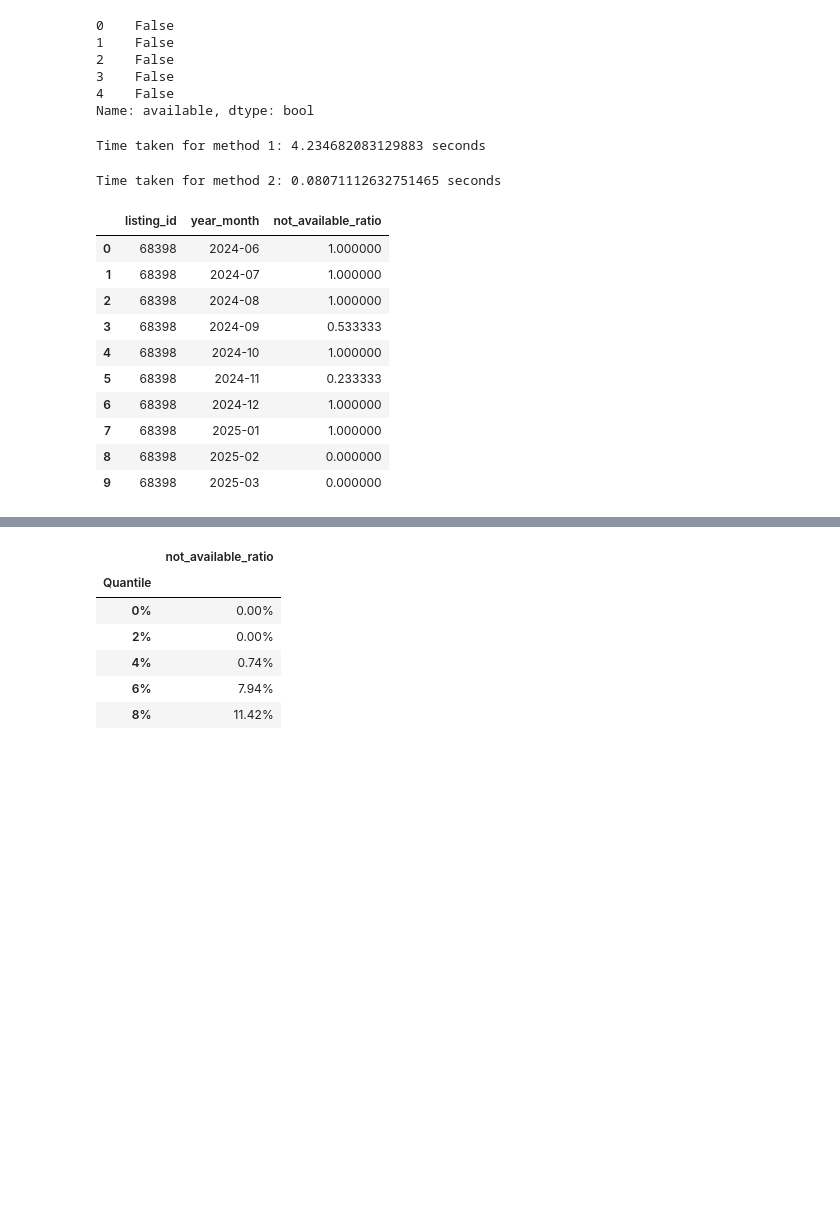
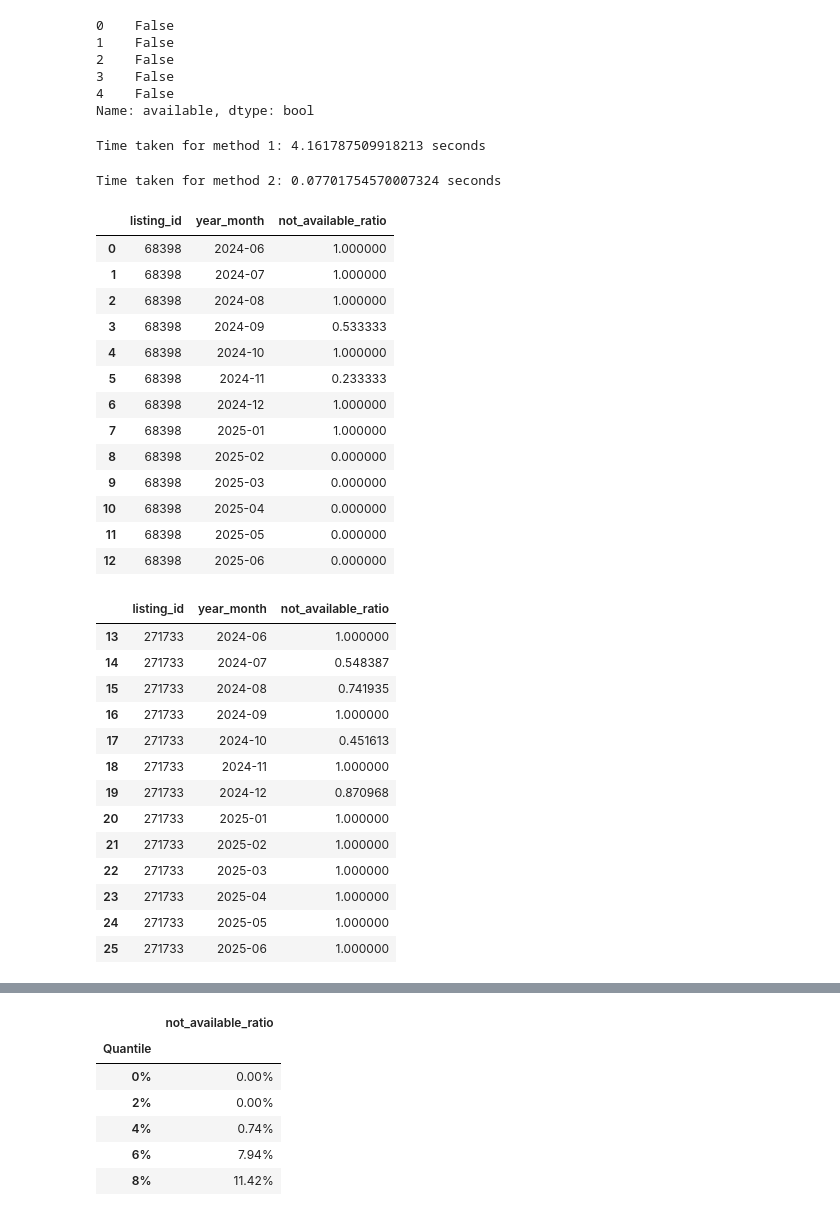
Before and after one commit to tjwei/DataScienceSoftware2024, a Jupyter notebook: 03-pands/explore_airbnb.ipynb, the cells around one changed output, grey strips where cells are left out. Saved outputs shown, nothing was run; the diff lists cells and outputs as text; code cells hidden in the pictures; blank space fills up the shorter version.

```diff
--- a/03-pands/explore_airbnb.ipynb
+++ b/03-pands/explore_airbnb.ipynb
@@ -767,33 +852,60 @@ Name: count, dtype: int64
 Name: available, dtype: bool
 # %%
 import time
-
 # Calculate the ratio of dates that are not available each month for every listing ID
 start_time = time.time()
-availability_ratio = calendar.groupby(['listing_id', 'year_month'])['available'].apply(lambda x: (x == False).mean()).reset_index(name='not_available_ratio')
+availability_ratio = (
+    calendar
+    .groupby(['listing_id', 'year_month'])['available']
+    .apply(lambda x: (x == False).mean())
+    .reset_index(name='not_available_ratio')
+)
 end_time = time.time()
 print(f"Time taken for method 1: {end_time - start_time} seconds")
 
 # Alternative way to calculate the ratio of dates that are not available each month for every listing ID
 start_time = time.time()
-availability_ratio = calendar.groupby(['listing_id', 'year_month'])['available'].mean().reset_index(name='not_available_ratio')
-availability_ratio['not_available_ratio'] = 1 - availability_ratio['not_available_ratio']
+availability_ratio = (1-
+    calendar
+    .groupby(['listing_id', 'year_month'])['available']
+    .mean()
+).reset_index(name='not_available_ratio')
+#availability_ratio['not_available_ratio'] = 1 - availability_ratio['not_available_ratio']
 end_time = time.time()
 print(f"Time taken for method 2: {end_time - start_time} seconds")
 
 # Display the result
-availability_ratio.head(10)
+display(availability_ratio.iloc[:13])
+display(availability_ratio.iloc[13:26])
+display(availability_ratio.iloc[26:39])
 # %% [output]
-Time taken for method 1: 4.234682083129883 seconds
+Time taken for method 1: 4.161787509918213 seconds
-Time taken for method 2: 0.08071112632751465 seconds
+Time taken for method 2: 0.07701754570007324 seconds
 |  | listing_id | year_month | not_available_ratio |
 | 0 | 68398 | 2024-06 | 1.000000 |
 | 1 | 68398 | 2024-07 | 1.000000 |
 | 2 | 68398 | 2024-08 | 1.000000 |
 | 3 | 68398 | 2024-09 | 0.533333 |
 | 4 | 68398 | 2024-10 | 1.000000 |
 | 5 | 68398 | 2024-11 | 0.233333 |
 | 6 | 68398 | 2024-12 | 1.000000 |
 | 7 | 68398 | 2025-01 | 1.000000 |
 | 8 | 68398 | 2025-02 | 0.000000 |
 | 9 | 68398 | 2025-03 | 0.000000 |
+| 10 | 68398 | 2025-04 | 0.000000 |
+| 11 | 68398 | 2025-05 | 0.000000 |
+| 12 | 68398 | 2025-06 | 0.000000 |
+|  | listing_id | year_month | not_available_ratio |
+| 13 | 271733 | 2024-06 | 1.000000 |
+| 14 | 271733 | 2024-07 | 0.548387 |
+| 15 | 271733 | 2024-08 | 0.741935 |
+| 16 | 271733 | 2024-09 | 1.000000 |
+| 17 | 271733 | 2024-10 | 0.451613 |
+| 18 | 271733 | 2024-11 | 1.000000 |
+| 19 | 271733 | 2024-12 | 0.870968 |
+| 20 | 271733 | 2025-01 | 1.000000 |
+| 21 | 271733 | 2025-02 | 1.000000 |
+| 22 | 271733 | 2025-03 | 1.000000 |
+| 23 | 271733 | 2025-04 | 1.000000 |
+| 24 | 271733 | 2025-05 | 1.000000 |
+| 25 | 271733 | 2025-06 | 1.000000 |
```
Also changed, not shown: parts of 26 cells of this notebook, 3 other files.
